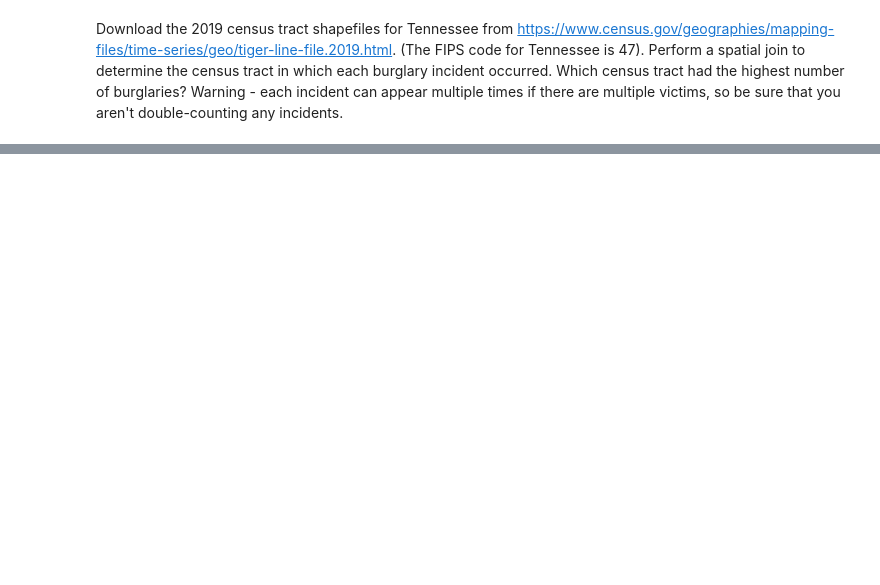
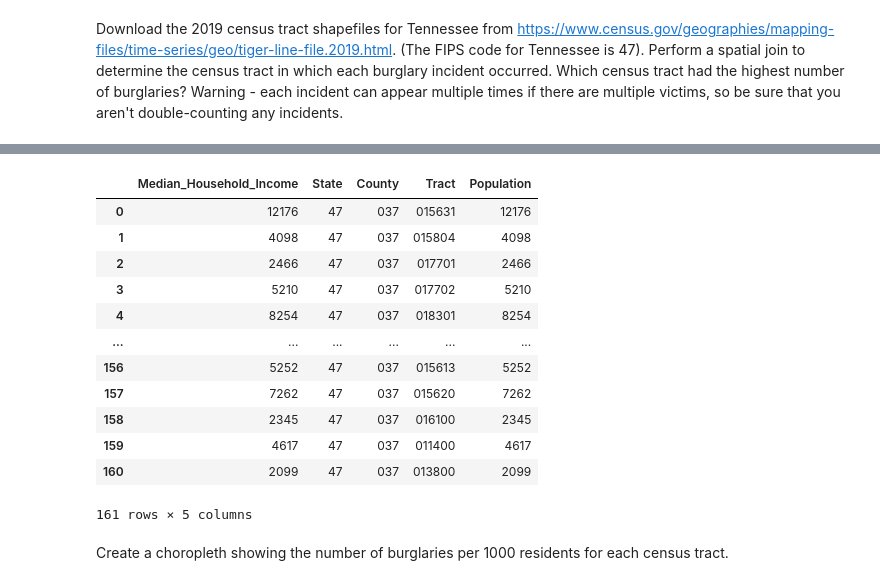
Before and after one commit to nss-data-science-cohort-5/geospatial_api-orange-oscelots, a Jupyter notebook: orange osclets burglary notebook.ipynb, the cells around one changed output, grey strips where cells are left out. Saved outputs shown, nothing was run; the diff lists cells and outputs as text; code cells hidden in the pictures; blank space fills up the shorter version.

```diff
--- a/orange osclets burglary notebook.ipynb
+++ b/orange osclets burglary notebook.ipynb
@@ -128,0 +239,6 @@ Download the 2019 census tract shapefiles for Tennessee from https://www.census.
+# %%
+res2=response_2.json()
+# %%
+median_data=pd.DataFrame(res2, columns= ['Median_Household_Income', 'State', 'County', 'Tract'])
+# %%
+median_data=median_data.drop(index=[0])
@@ -128,0 +261,20 @@ Download the 2019 census tract shapefiles for Tennessee from https://www.census.
+# %%
+median_income_and_pop= pd.merge(median_data, Population_data, on= ['State', 'County','Tract'])
+# %%
+median_income_and_pop
+# %% [output]
+|  | Median_Household_Income | State | County | Tract | Population |
+| 0 | 12176 | 47 | 037 | 015631 | 12176 |
+| 1 | 4098 | 47 | 037 | 015804 | 4098 |
+| 2 | 2466 | 47 | 037 | 017701 | 2466 |
+| 3 | 5210 | 47 | 037 | 017702 | 5210 |
+| 4 | 8254 | 47 | 037 | 018301 | 8254 |
+| ... | ... | ... | ... | ... | ... |
+| 156 | 5252 | 47 | 037 | 015613 | 5252 |
+| 157 | 7262 | 47 | 037 | 015620 | 7262 |
+| 158 | 2345 | 47 | 037 | 016100 | 2345 |
+| 159 | 4617 | 47 | 037 | 011400 | 4617 |
+| 160 | 2099 | 47 | 037 | 013800 | 2099 |
+161 rows × 5 columns
+# %% [markdown]
+Create a choropleth showing the number of burglaries per 1000 residents for each census tract.
```
Also changed, not shown: parts of 28 cells of this notebook.
